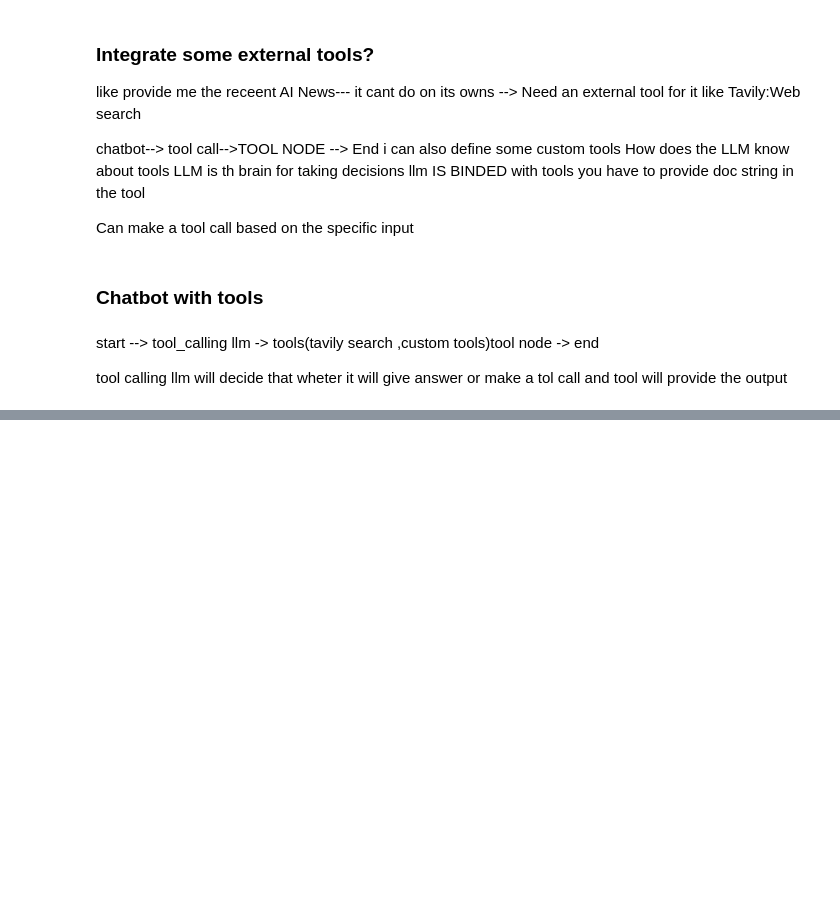
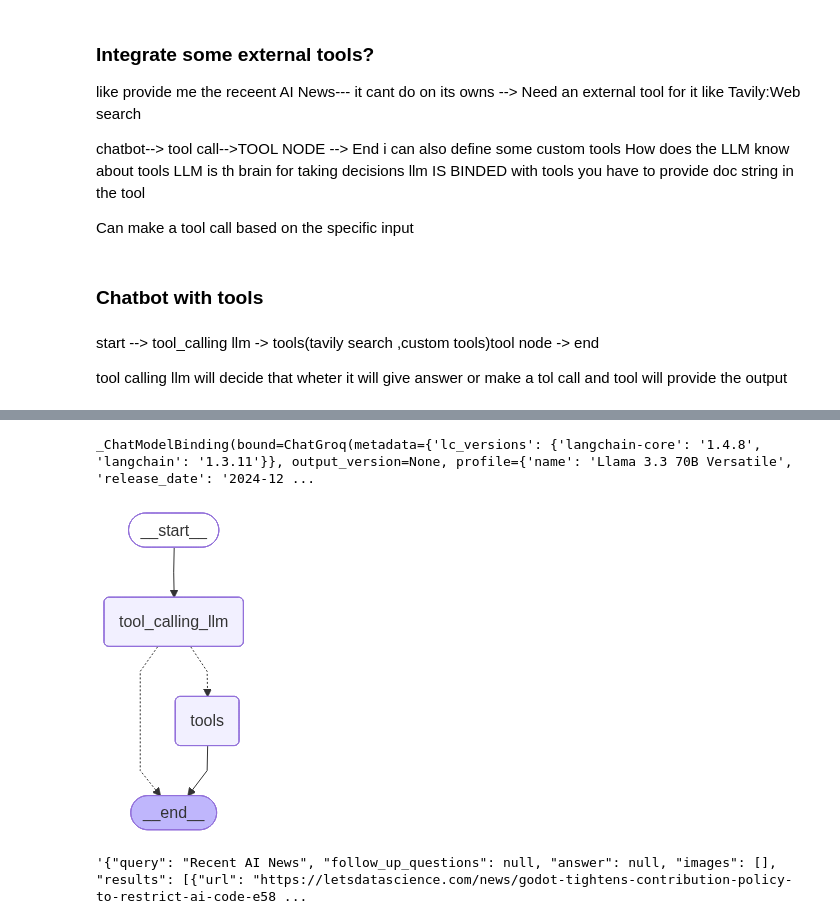
Before and after one commit to tamifatima/AgenticAi, a Jupyter notebook: AgenticLanggraph/1-Basic Chatbot/1-basicchatbot.ipynb, the cells around one changed output, grey strips where cells are left out. Drawn from its saved outputs; the diff is of its cells as text; code cells hidden in the pictures; blank space fills up the shorter version.

```diff
--- a/AgenticLanggraph/1-Basic Chatbot/1-basicchatbot.ipynb
+++ b/AgenticLanggraph/1-Basic Chatbot/1-basicchatbot.ipynb
@@ -148,0 +164,56 @@ ModuleNotFoundError: No module named 'langchain_tavily'
+# %%
+## Custom Function
+def multiply(a:int,b:int)->int:
+    """Multiply a and b
+
+    Args:
+        a (int): The first number to multiply.
+        b (int): The second number to multiply.
+
+    Returns:
+        int: The product of a and b.
+        """
+    return a*b
+# %%
+tools=[tool,multiply]
+# %%
+llm_with_tool=llm.bind_tools(tools)
+# %%
+llm_with_tool
+# %% [output]
+_ChatModelBinding(bound=ChatGroq(metadata={'lc_versions': {'langchain-core': '1.4.8', 'langchain': '1.3.11'}}, output_version=None, profile={'name': 'Llama 3.3 70B Versatile', 'release_date': '2024-12 ...
+# %%
+## State Graph with Tools
+from langgraph.graph import StateGraph,START,END
+from langgraph.prebuilt import ToolNode
+#Binding llm with tools helps it undersstands all tools it have ,when an llm makes a tool call  ,All the tools we have created need to get converted in tool nodes
+from langgraph.prebuilt import tools_condition
+
+#Node definintion
+def tool_calling_llm(state:State):
+    return {"messages":[llm_with_tool.invoke(state["messages"][-1].content)]}
+
+# Graph
+builder = StateGraph(State)
+builder.add_node("tool_calling_llm",tool_calling_llm)
+builder.add_node("tools",ToolNode(tools))
+
+## Add edges
+builder.add_edge(START,"tool_calling_llm")
+#CONDITIONAL EDGE
+builder.add_conditional_edges(
+    "tool_calling_llm",
+    #if the latest message (result) from assistant is a tool call,then go to the tools_condition routes to tool
+    #if the latest message (result) from assistant is not a tool call,then go to the tools_condition routes to END
+     tools_condition
+)
+builder.add_edge("tools",END)
+
+
+#compile the graph
+graph = builder.compile()
+
+
+display(Image(graph.get_graph().draw_mermaid_png()))
+# %% [output]
+[figure, added]
@@ -148,0 +222,4 @@ ModuleNotFoundError: No module named 'langchain_tavily'
+# %%
+response["messages"][-1].content
+# %% [output]
+'{"query": "Recent AI News", "follow_up_questions": null, "answer": null, "images": [], "results": [{"url": "https://letsdatascience.com/news/godot-tightens-contribution-policy-to-restrict-ai-code-e58 ...
```
Also changed, not shown: parts of 12 cells of this notebook.
